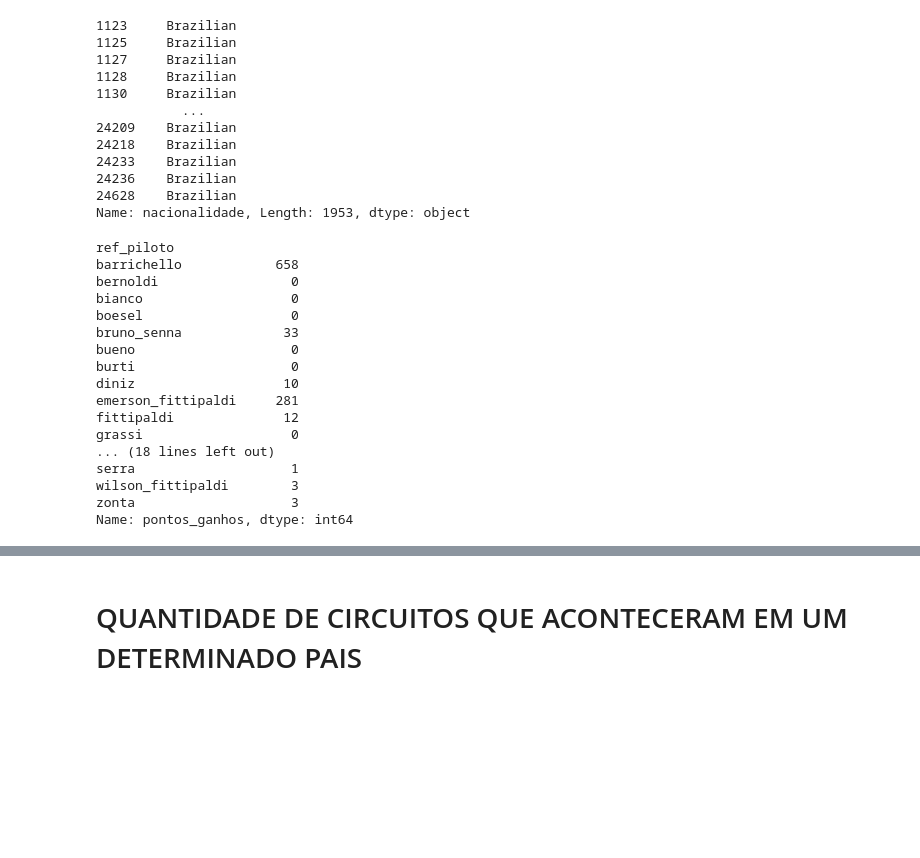
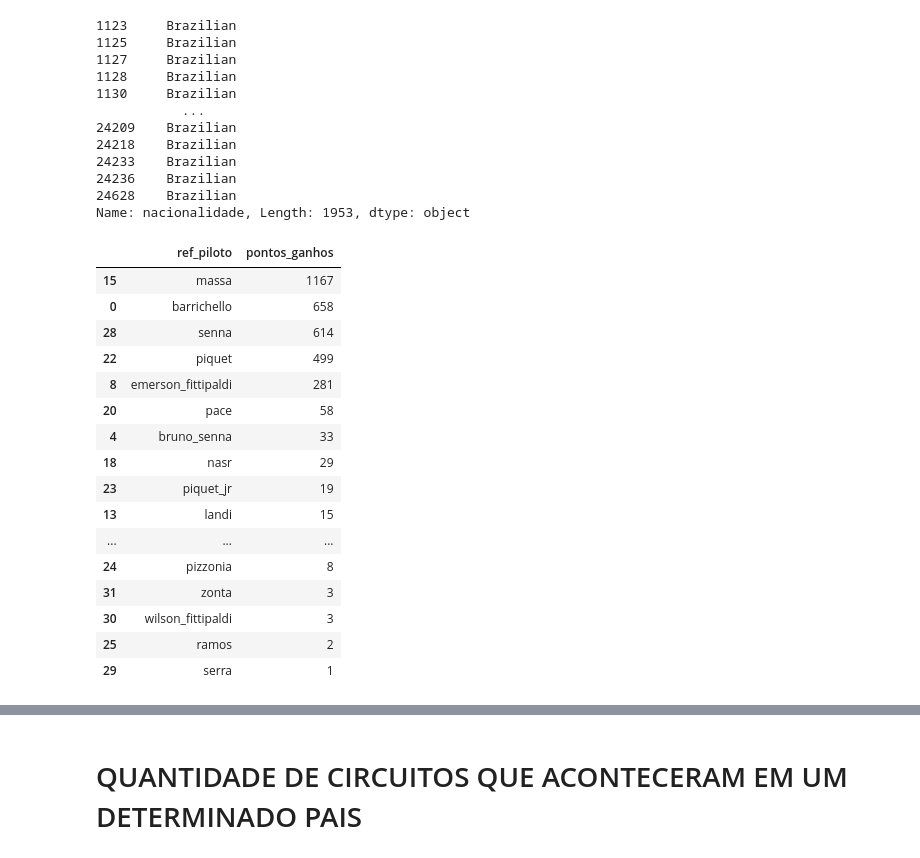
Before and after one commit to jnetoass/etl_formula1, a Jupyter notebook: etlformula1.ipynb, the cells around one changed output, grey strips where cells are left out. Cells and saved outputs as stored; diff of their text form; code cells hidden in the pictures; blank space fills up the shorter version.

```diff
--- a/etlformula1.ipynb
+++ b/etlformula1.ipynb
@@ -616,23 +619,24 @@ dfresul_a.nacionalidade
 24628    Brazilian
 Name: nacionalidade, Length: 1953, dtype: object
 # %%
-dfresul_b = dfresul_a.groupby('ref_piloto')['pontos_ganhos'].sum()
+dfresul_b = dfresul_a.groupby('ref_piloto').sum().reset_index().sort_values('pontos_ganhos',ascending =False)
+dfresul_b = dfresul_b[dfresul_b['pontos_ganhos'] !=0][['ref_piloto','pontos_ganhos']]
 dfresul_b
 # %% [output]
-ref_piloto
-barrichello            658
-bernoldi                 0
-bianco                   0
-boesel                   0
-bruno_senna             33
-bueno                    0
-burti                    0
-diniz                   10
-emerson_fittipaldi     281
-fittipaldi              12
-grassi                   0
-... (18 lines left out)
-serra                    1
-wilson_fittipaldi        3
-zonta                    3
-Name: pontos_ganhos, dtype: int64
+|  | ref_piloto | pontos_ganhos |
+| 15 | massa | 1167 |
+| 0 | barrichello | 658 |
+| 28 | senna | 614 |
+| 22 | piquet | 499 |
+| 8 | emerson_fittipaldi | 281 |
+| 20 | pace | 58 |
+| 4 | bruno_senna | 33 |
+| 18 | nasr | 29 |
+| 23 | piquet_jr | 19 |
+| 13 | landi | 15 |
+| ... | ... | ... |
+| 24 | pizzonia | 8 |
+| 31 | zonta | 3 |
+| 30 | wilson_fittipaldi | 3 |
+| 25 | ramos | 2 |
+| 29 | serra | 1 |
```
Also changed, not shown: parts of 5 cells of this notebook.
